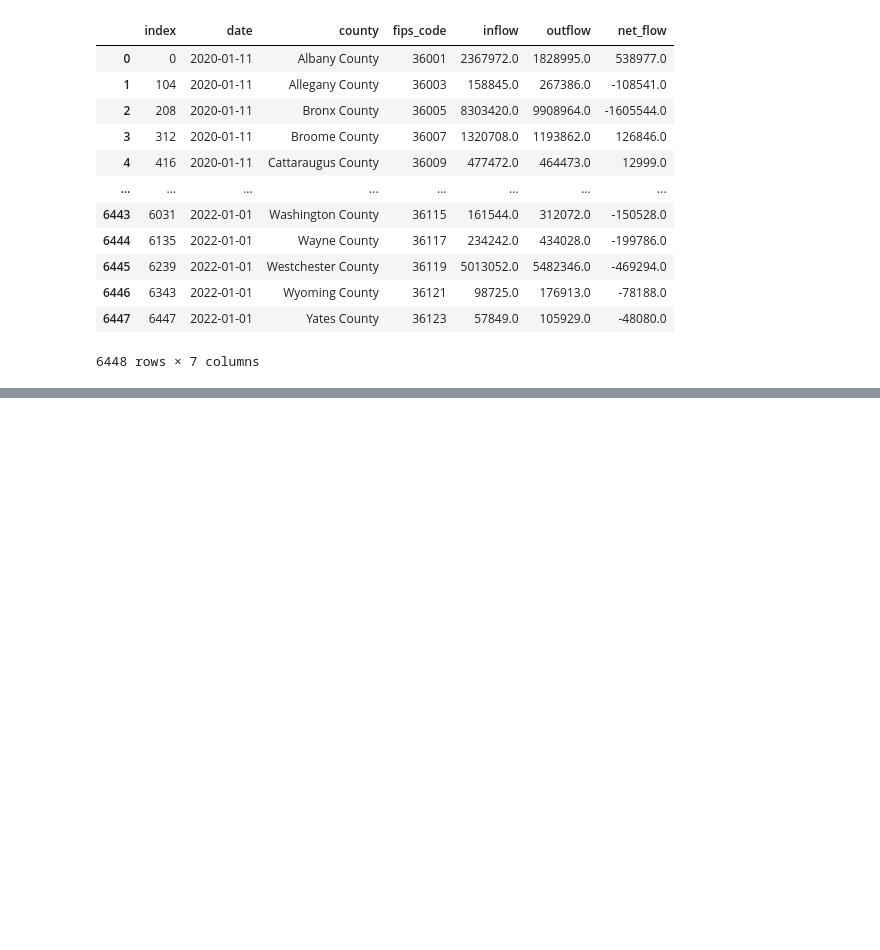
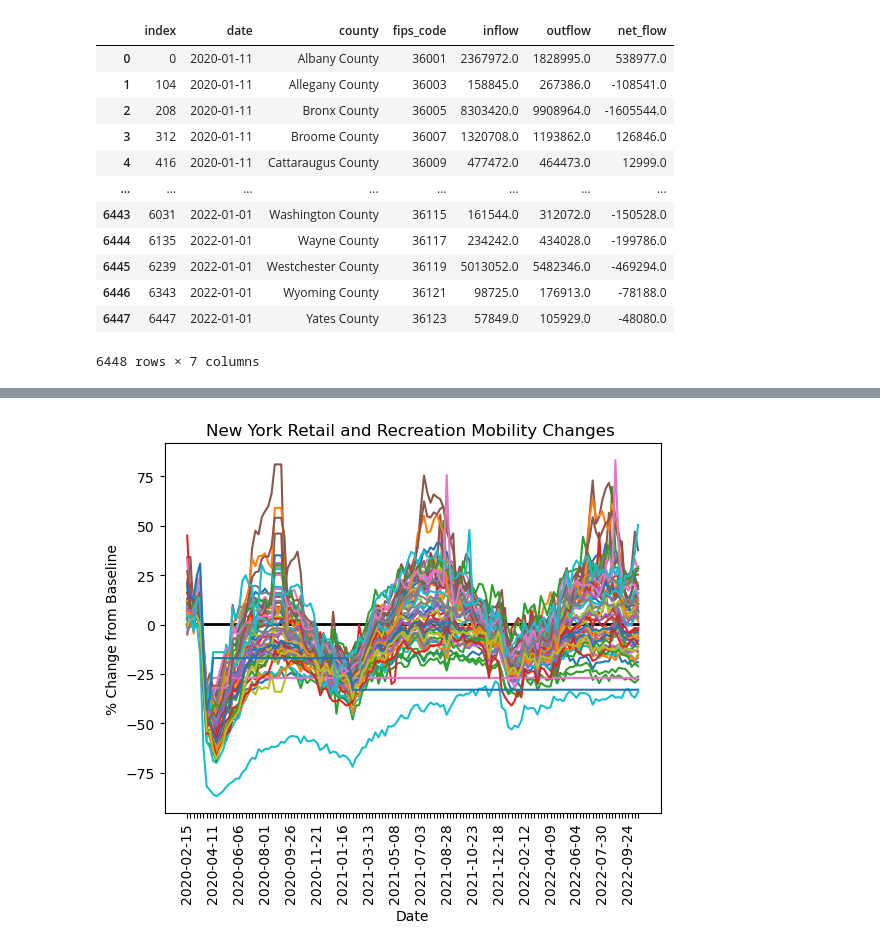
Before and after one commit to guptashrey/spread-of-airborne-diseases, a Jupyter notebook: src/getMobilityData.ipynb, the cells around one changed output, grey strips where cells are left out. Drawn from its saved outputs; the diff is of its cells as text; code cells hidden in the pictures; blank space fills up the shorter version.

```diff
--- a/src/getMobilityData.ipynb
+++ b/src/getMobilityData.ipynb
@@ -240,0 +315,4 @@ plt.show()
+# %%
+fig = plot_every_county_for_feature(feature_index=3)
+# %% [output]
+[figure, added]
```
Also changed, not shown: parts of 7 cells of this notebook.
